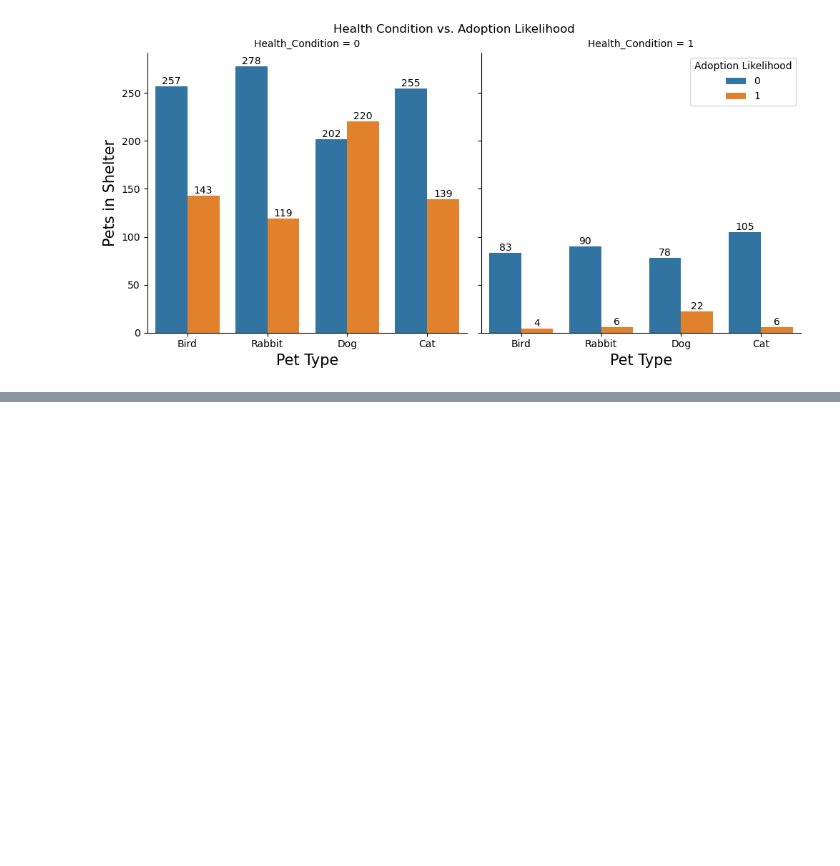
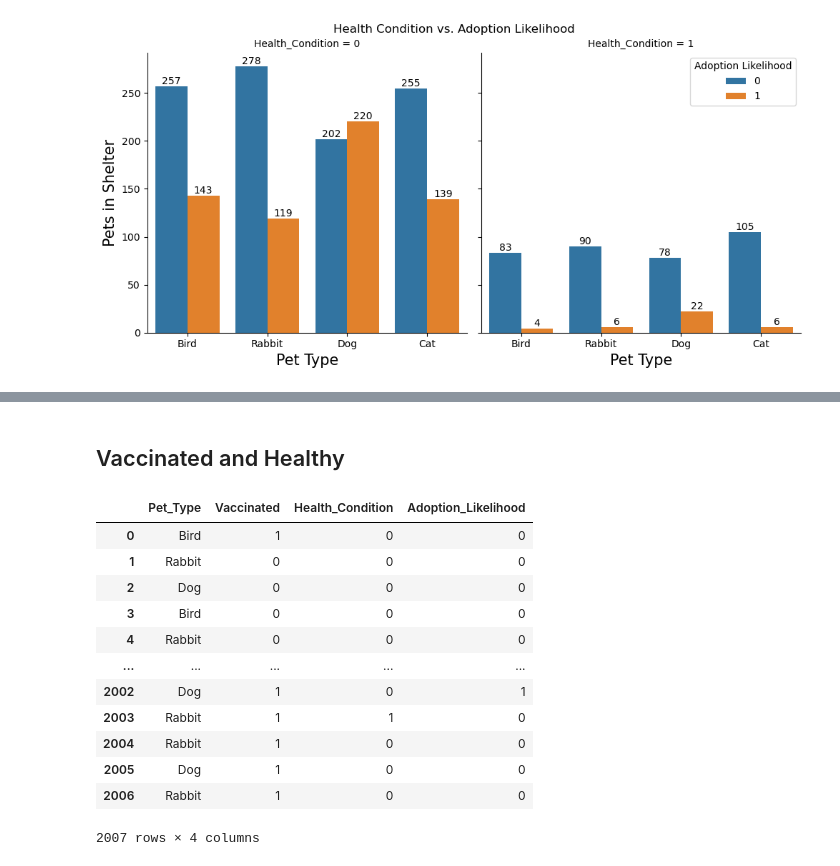
Before and after one commit to alexis4441/Project4Group2, a Jupyter notebook: Project4Group2Clean.ipynb, the cells around one changed output, grey strips where cells are left out. Drawn from its saved outputs; the diff is of its cells as text; code cells hidden in the pictures; blank space fills up the shorter version.

```diff
--- a/Project4Group2Clean.ipynb
+++ b/Project4Group2Clean.ipynb
@@ -140,0 +181,19 @@ After creating the catplot chart, we discovered that there is not much of a corr
+# %% [markdown]
+## Vaccinated and Healthy
+# %%
+health_vaccinated = pet_adoption_renamed[["Pet_Type", "Vaccinated", "Health_Condition", "Adoption_Likelihood"]].copy()
+health_vaccinated
+# %% [output]
+|  | Pet_Type | Vaccinated | Health_Condition | Adoption_Likelihood |
+| 0 | Bird | 1 | 0 | 0 |
+| 1 | Rabbit | 0 | 0 | 0 |
+| 2 | Dog | 0 | 0 | 0 |
+| 3 | Bird | 0 | 0 | 0 |
+| 4 | Rabbit | 0 | 0 | 0 |
+| ... | ... | ... | ... | ... |
+| 2002 | Dog | 1 | 0 | 1 |
+| 2003 | Rabbit | 1 | 1 | 0 |
+| 2004 | Rabbit | 1 | 0 | 0 |
+| 2005 | Dog | 1 | 0 | 0 |
+| 2006 | Rabbit | 1 | 0 | 0 |
+2007 rows × 4 columns
```
Also changed, not shown: parts of 16 cells of this notebook, 4 other files.
